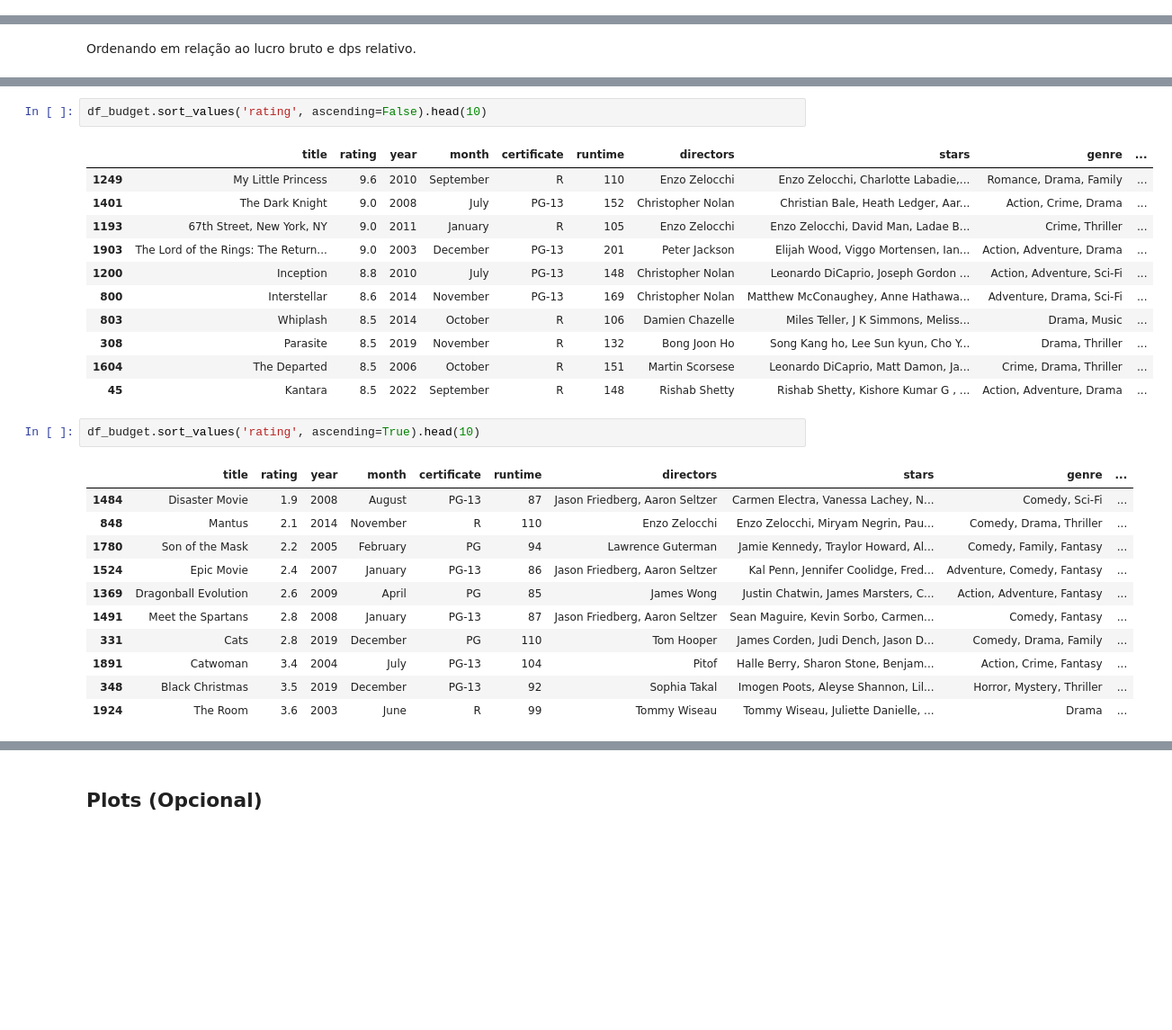
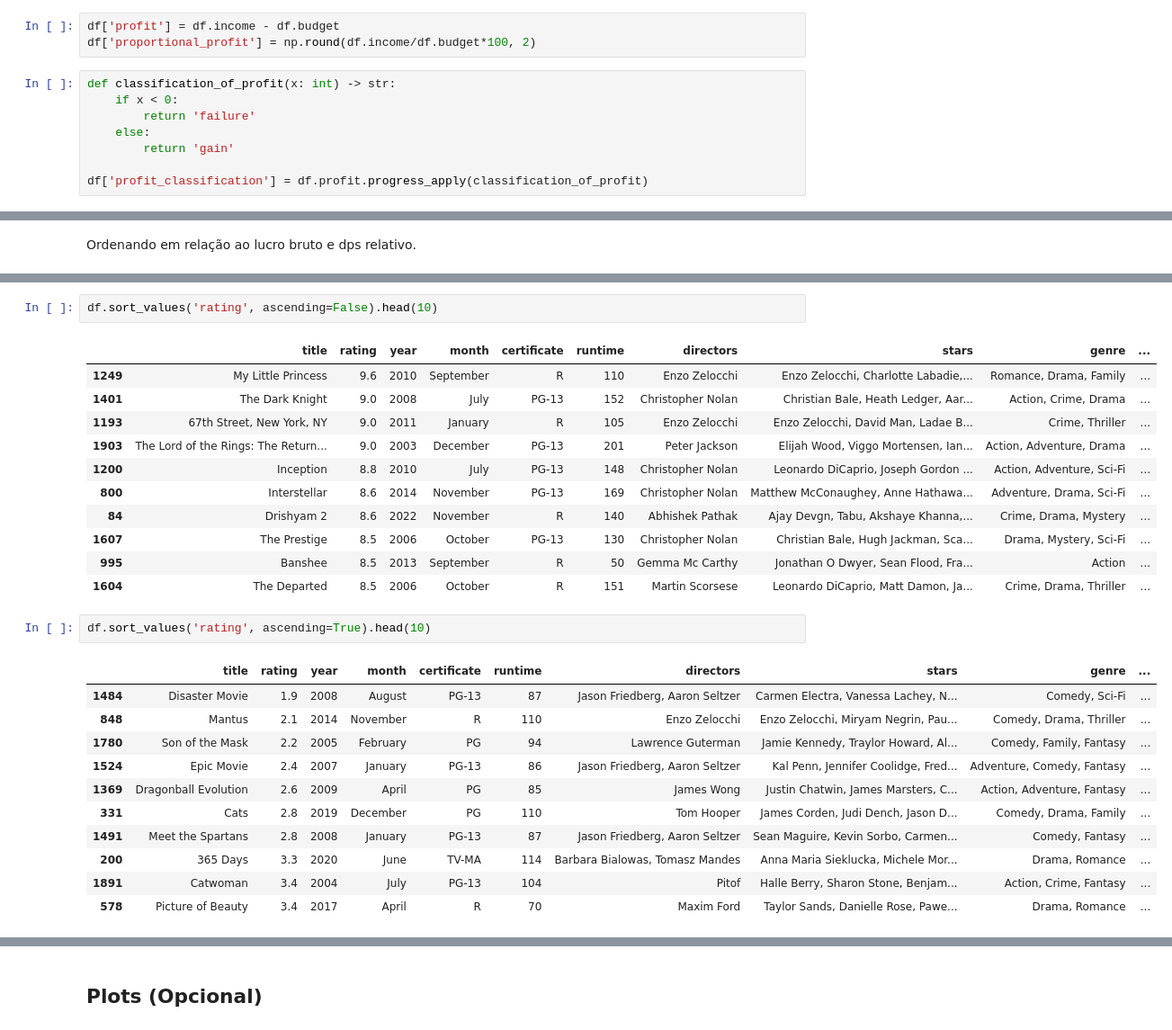
Before and after one commit to MatBrands/ADA-Exploratory_Data_Analysis, a Jupyter notebook: notebooks/edas/matheus.ipynb, the cells around one changed output, grey strips where cells are left out. Shown at 90% size. Cells and saved outputs as stored; diff of their text form; blank space fills up the shorter version.

```diff
--- a/notebooks/edas/matheus.ipynb
+++ b/notebooks/edas/matheus.ipynb
@@ -31,0 +45,11 @@ df.head()
+# %%
+df['profit'] = df.income - df.budget
+df['proportional_profit'] = np.round(df.income/df.budget*100, 2)
+# %%
+def classification_of_profit(x: int) -> str:
+    if x < 0:
+        return 'failure'
+    else:
+        return 'gain'
+
+df['profit_classification'] = df.profit.progress_apply(classification_of_profit)
@@ -439,5 +418,5 @@ df_budget.sort_values('proportional_profit', ascending=False).head(10)
 # %%
-df_budget.sort_values('rating', ascending=False).head(10)
+df.sort_values('rating', ascending=False).head(10)
 # %% [output]
 |  | title | rating | year | month | certificate | runtime | directors | stars | genre | ... |
 | 1249 | My Little Princess | 9.6 | 2010 | September | R | 110 | Enzo Zelocchi | Enzo Zelocchi, Charlotte Labadie,... | Romance, Drama, Family | ... |
@@ -446,22 +425,22 @@ df_budget.sort_values('rating', ascending=False).head(10)
 | 1903 | The Lord of the Rings: The Return... | 9.0 | 2003 | December | PG-13 | 201 | Peter Jackson | Elijah Wood, Viggo Mortensen, Ian... | Action, Adventure, Drama | ... |
 | 1200 | Inception | 8.8 | 2010 | July | PG-13 | 148 | Christopher Nolan | Leonardo DiCaprio, Joseph Gordon ... | Action, Adventure, Sci-Fi | ... |
 | 800 | Interstellar | 8.6 | 2014 | November | PG-13 | 169 | Christopher Nolan | Matthew McConaughey, Anne Hathawa... | Adventure, Drama, Sci-Fi | ... |
-| 803 | Whiplash | 8.5 | 2014 | October | R | 106 | Damien Chazelle | Miles Teller, J K Simmons, Meliss... | Drama, Music | ... |
-| 308 | Parasite | 8.5 | 2019 | November | R | 132 | Bong Joon Ho | Song Kang ho, Lee Sun kyun, Cho Y... | Drama, Thriller | ... |
+| 84 | Drishyam 2 | 8.6 | 2022 | November | R | 140 | Abhishek Pathak | Ajay Devgn, Tabu, Akshaye Khanna,... | Crime, Drama, Mystery | ... |
+| 1607 | The Prestige | 8.5 | 2006 | October | PG-13 | 130 | Christopher Nolan | Christian Bale, Hugh Jackman, Sca... | Drama, Mystery, Sci-Fi | ... |
+| 995 | Banshee | 8.5 | 2013 | September | R | 50 | Gemma Mc Carthy | Jonathan O Dwyer, Sean Flood, Fra... | Action | ... |
 | 1604 | The Departed | 8.5 | 2006 | October | R | 151 | Martin Scorsese | Leonardo DiCaprio, Matt Damon, Ja... | Crime, Drama, Thriller | ... |
-| 45 | Kantara | 8.5 | 2022 | September | R | 148 | Rishab Shetty | Rishab Shetty, Kishore Kumar G , ... | Action, Adventure, Drama | ... |
 # %%
-df_budget.sort_values('rating', ascending=True).head(10)
+df.sort_values('rating', ascending=True).head(10)
 # %% [output]
 |  | title | rating | year | month | certificate | runtime | directors | stars | genre | ... |
 | 1484 | Disaster Movie | 1.9 | 2008 | August | PG-13 | 87 | Jason Friedberg, Aaron Seltzer | Carmen Electra, Vanessa Lachey, N... | Comedy, Sci-Fi | ... |
 | 848 | Mantus | 2.1 | 2014 | November | R | 110 | Enzo Zelocchi | Enzo Zelocchi, Miryam Negrin, Pau... | Comedy, Drama, Thriller | ... |
 | 1780 | Son of the Mask | 2.2 | 2005 | February | PG | 94 | Lawrence Guterman | Jamie Kennedy, Traylor Howard, Al... | Comedy, Family, Fantasy | ... |
 | 1524 | Epic Movie | 2.4 | 2007 | January | PG-13 | 86 | Jason Friedberg, Aaron Seltzer | Kal Penn, Jennifer Coolidge, Fred... | Adventure, Comedy, Fantasy | ... |
 | 1369 | Dragonball Evolution | 2.6 | 2009 | April | PG | 85 | James Wong | Justin Chatwin, James Marsters, C... | Action, Adventure, Fantasy | ... |
+| 331 | Cats | 2.8 | 2019 | December | PG | 110 | Tom Hooper | James Corden, Judi Dench, Jason D... | Comedy, Drama, Family | ... |
 | 1491 | Meet the Spartans | 2.8 | 2008 | January | PG-13 | 87 | Jason Friedberg, Aaron Seltzer | Sean Maguire, Kevin Sorbo, Carmen... | Comedy, Fantasy | ... |
-| 331 | Cats | 2.8 | 2019 | December | PG | 110 | Tom Hooper | James Corden, Judi Dench, Jason D... | Comedy, Drama, Family | ... |
+| 200 | 365 Days | 3.3 | 2020 | June | TV-MA | 114 | Barbara Bialowas, Tomasz Mandes | Anna Maria Sieklucka, Michele Mor... | Drama, Romance | ... |
 | 1891 | Catwoman | 3.4 | 2004 | July | PG-13 | 104 | Pitof | Halle Berry, Sharon Stone, Benjam... | Action, Crime, Fantasy | ... |
-| 348 | Black Christmas | 3.5 | 2019 | December | PG-13 | 92 | Sophia Takal | Imogen Poots, Aleyse Shannon, Lil... | Horror, Mystery, Thriller | ... |
-| 1924 | The Room | 3.6 | 2003 | June | R | 99 | Tommy Wiseau | Tommy Wiseau, Juliette Danielle, ... | Drama | ... |
+| 578 | Picture of Beauty | 3.4 | 2017 | April | R | 70 | Maxim Ford | Taylor Sands, Danielle Rose, Pawe... | Drama, Romance | ... |
 # %%
```
Also changed, not shown: parts of 32 cells of this notebook.
